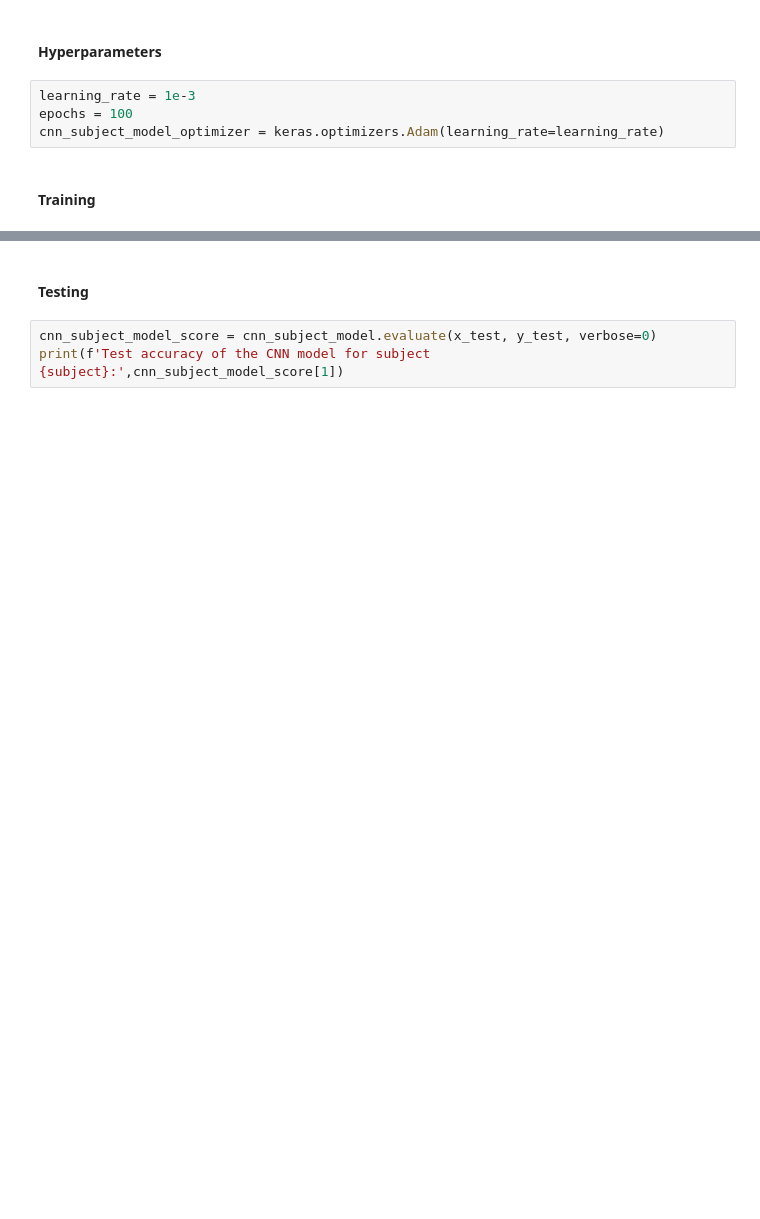
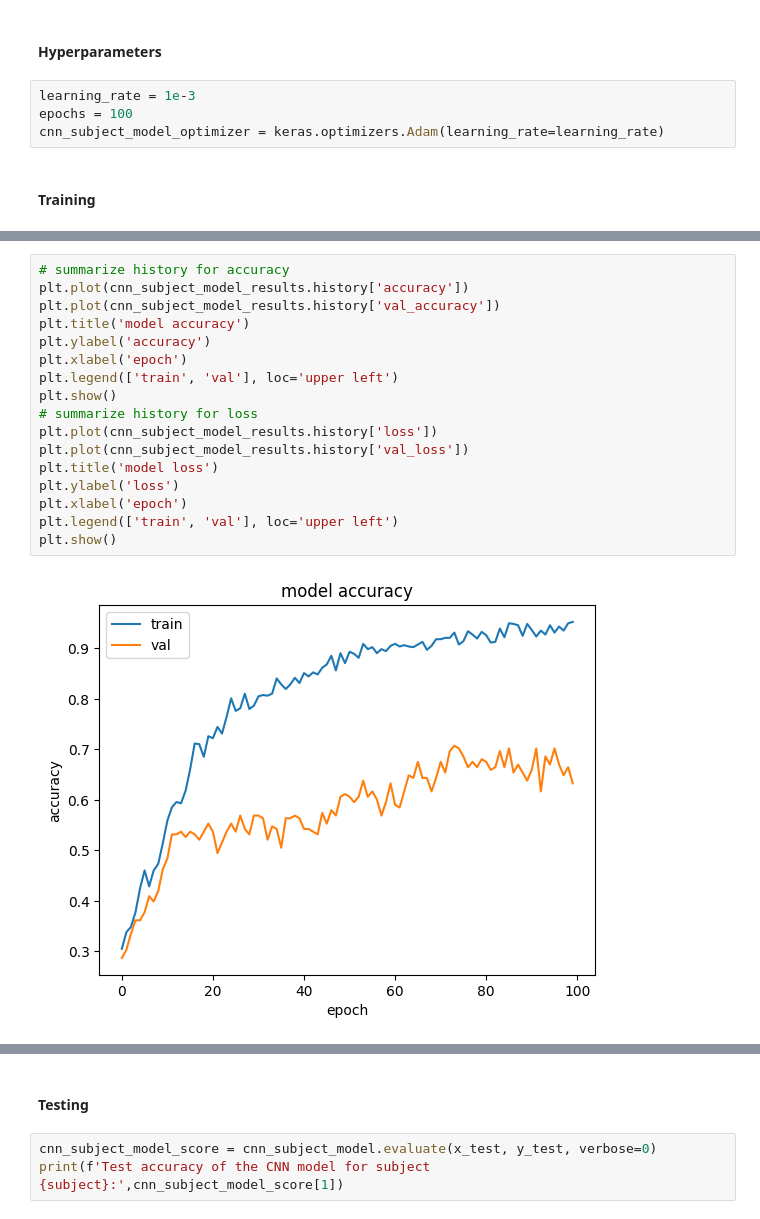
Before and after one commit to edngo23/EEG_project-edngo23, a Jupyter notebook: project/EEG_loading.ipynb, the cells around one changed output, grey strips where cells are left out. Saved outputs shown, nothing was run; the diff lists cells and outputs as text; blank space fills up the shorter version.

Commit message:
add plot generation
Co-authored-by: edngo23 <edngo23@users.noreply.github.com>

```diff
--- a/project/EEG_loading.ipynb
+++ b/project/EEG_loading.ipynb
@@ -252,0 +253,19 @@ Epoch 100/100
+# %%
+# summarize history for accuracy
+plt.plot(cnn_subject_model_results.history['accuracy'])
+plt.plot(cnn_subject_model_results.history['val_accuracy'])
+plt.title('model accuracy')
+plt.ylabel('accuracy')
+plt.xlabel('epoch')
+plt.legend(['train', 'val'], loc='upper left')
+plt.show()
+# summarize history for loss
+plt.plot(cnn_subject_model_results.history['loss'])
+plt.plot(cnn_subject_model_results.history['val_loss'])
+plt.title('model loss')
+plt.ylabel('loss')
+plt.xlabel('epoch')
+plt.legend(['train', 'val'], loc='upper left')
+plt.show()
+# %% [output]
+[figure, added]
```
Also changed, not shown: parts of 6 cells of this notebook.
